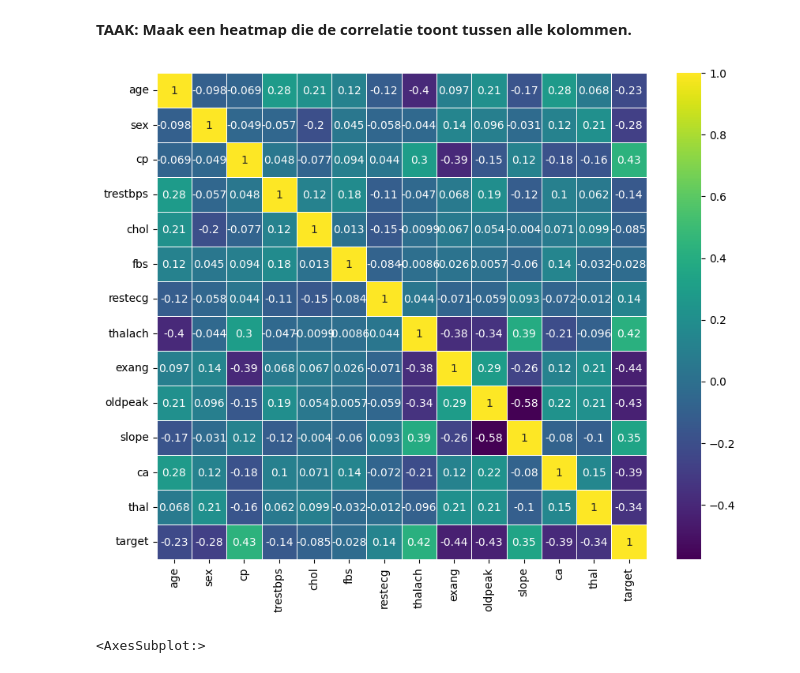
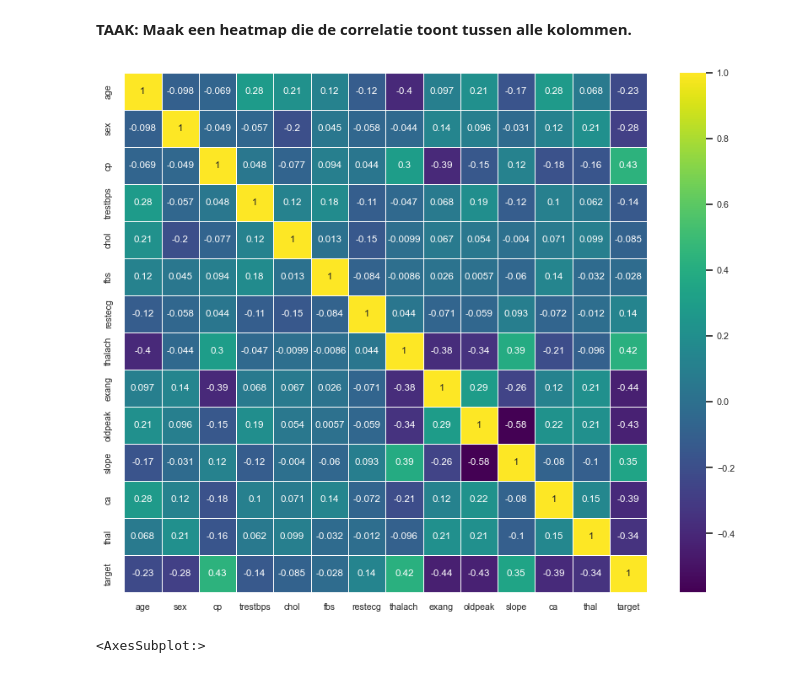
Before and after one commit to montypie/DS_Projects, a Jupyter notebook: exams/Regression/Logistic-Regression-Opdracht_YK.ipynb, the cells around one changed output. Saved outputs shown, nothing was run; the diff lists cells and outputs as text; code cells hidden in the pictures.

```diff
--- a/exams/Regression/Logistic-Regression-Opdracht_YK.ipynb
+++ b/exams/Regression/Logistic-Regression-Opdracht_YK.ipynb
@@ -49,4 +49,5 @@ V.A. Medical Center, Long Beach and Cleveland Clinic Foundation: Robert Detrano,
 
 **TAAK: Voer de cel hieronder uit om de gegevens in te lezen.**
 # %%
-df = pd.read_csv('../../2_Regression/data/heart.csv')
+df = pd.read_csv('heart.csv')
+df.head()
@@ -177,17 +184,19 @@ sns.pairplot(df, vars=['age','trestbps', 'chol','thalach'], hue="target")
 **TAAK: Maak een heatmap die de correlatie toont tussen alle kolommen.**
 # %%
 df_corr = df.corr()
+
+sns.set_theme(rc={"figure.figsize": (6, 5)}, font_scale=0.7) # anders alles supergroot is
 plt.figure(figsize=(10, 8))
 sns.heatmap(
     df_corr,
     annot=True,
     cmap='viridis',
     linewidths=0.5
     )
 
 plt.show()
 # %% [output]
-[figure, old version]
+[figure, new version]
 # %%
 # %% [output]
 <AxesSubplot:>
```
Also changed, not shown: parts of 23 cells of this notebook, 2 other files.
